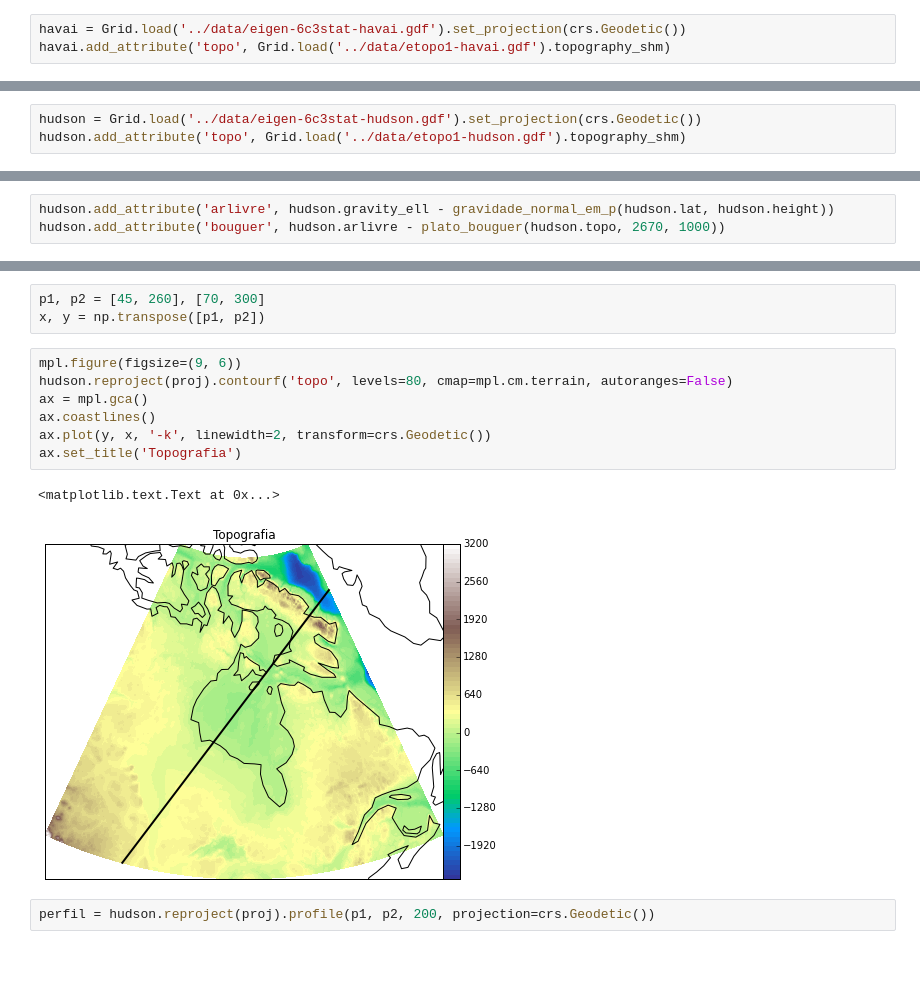
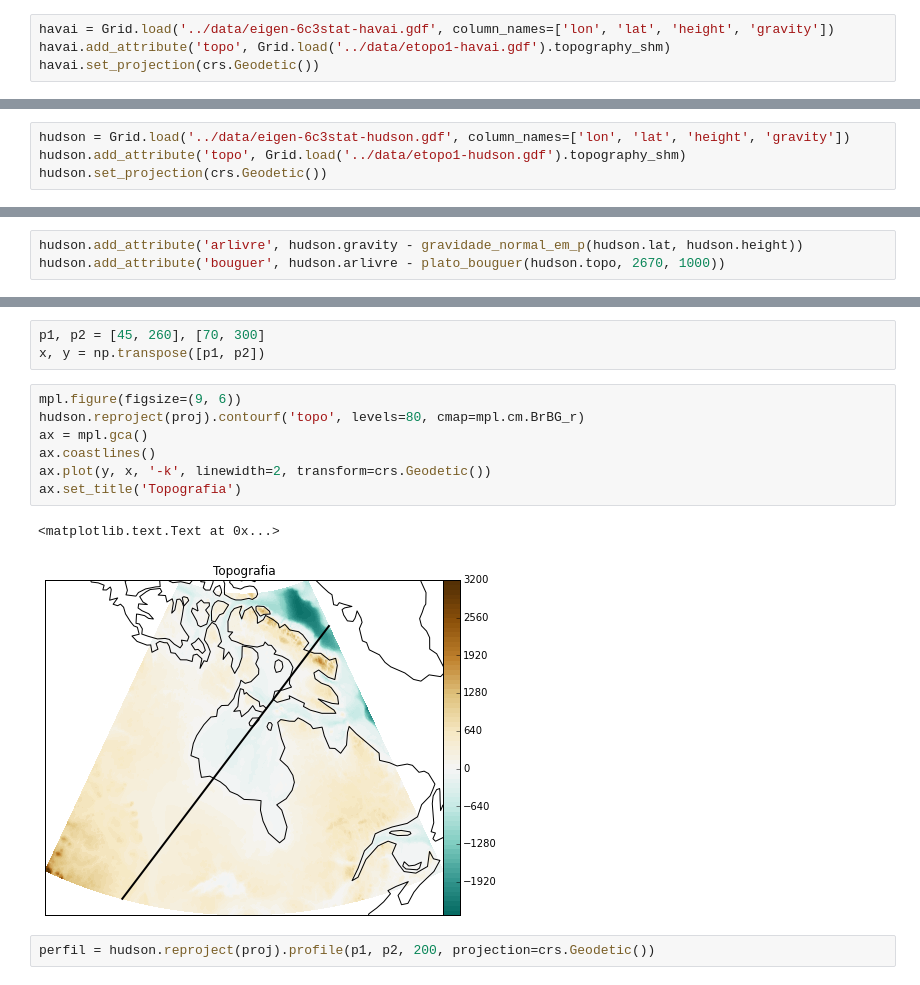
Before and after one commit to leouieda/geofisica1, a Jupyter notebook: notebooks/pratica4.ipynb, the cells around one changed output, grey strips where cells are left out. Drawn from its saved outputs; the diff is of its cells as text.

```diff
--- a/notebooks/pratica4.ipynb
+++ b/notebooks/pratica4.ipynb
@@ -42,8 +42,9 @@ def plato_bouguer(t, rho_crosta, rho_agua):
 # %% [markdown]
 ## Havaí
 # %%
-havai = Grid.load('../data/eigen-6c3stat-havai.gdf').set_projection(crs.Geodetic())
+havai = Grid.load('../data/eigen-6c3stat-havai.gdf', column_names=['lon', 'lat', 'height', 'gravity'])
 havai.add_attribute('topo', Grid.load('../data/etopo1-havai.gdf').topography_shm)
+havai.set_projection(crs.Geodetic())
 # %% [output]
 <fatiando.gridder.Grid at 0x...>
 # %%
@@ -105,14 +106,15 @@ mpl.tight_layout(h_pad=0, pad=0)
 # %% [markdown]
 ## Hudson Bay
 # %%
-hudson = Grid.load('../data/eigen-6c3stat-hudson.gdf').set_projection(crs.Geodetic())
+hudson = Grid.load('../data/eigen-6c3stat-hudson.gdf', column_names=['lon', 'lat', 'height', 'gravity'])
 hudson.add_attribute('topo', Grid.load('../data/etopo1-hudson.gdf').topography_shm)
+hudson.set_projection(crs.Geodetic())
 # %% [output]
 <fatiando.gridder.Grid at 0x...>
 # %%
 hudson.dump_csv('../data/hudson.csv')
 # %%
-hudson.add_attribute('arlivre', hudson.gravity_ell - gravidade_normal_em_p(hudson.lat, hudson.height))
+hudson.add_attribute('arlivre', hudson.gravity - gravidade_normal_em_p(hudson.lat, hudson.height))
 hudson.add_attribute('bouguer', hudson.arlivre - plato_bouguer(hudson.topo, 2670, 1000))
 # %% [output]
 <fatiando.gridder.Grid at 0x...>
@@ -140,14 +142,14 @@ p1, p2 = [45, 260], [70, 300]
 x, y = np.transpose([p1, p2])
 # %%
 mpl.figure(figsize=(9, 6))
-hudson.reproject(proj).contourf('topo', levels=80, cmap=mpl.cm.terrain, autoranges=False)
+hudson.reproject(proj).contourf('topo', levels=80, cmap=mpl.cm.BrBG_r)
 ax = mpl.gca()
 ax.coastlines()
 ax.plot(y, x, '-k', linewidth=2, transform=crs.Geodetic())
 ax.set_title('Topografia')
 # %% [output]
 <matplotlib.text.Text at 0x...>
-[figure, old version]
+[figure, new version]
 # %%
 perfil = hudson.reproject(proj).profile(p1, p2, 200, projection=crs.Geodetic())
 # %%
```
Also changed, not shown: parts of 20 cells of this notebook, 8 other files.
